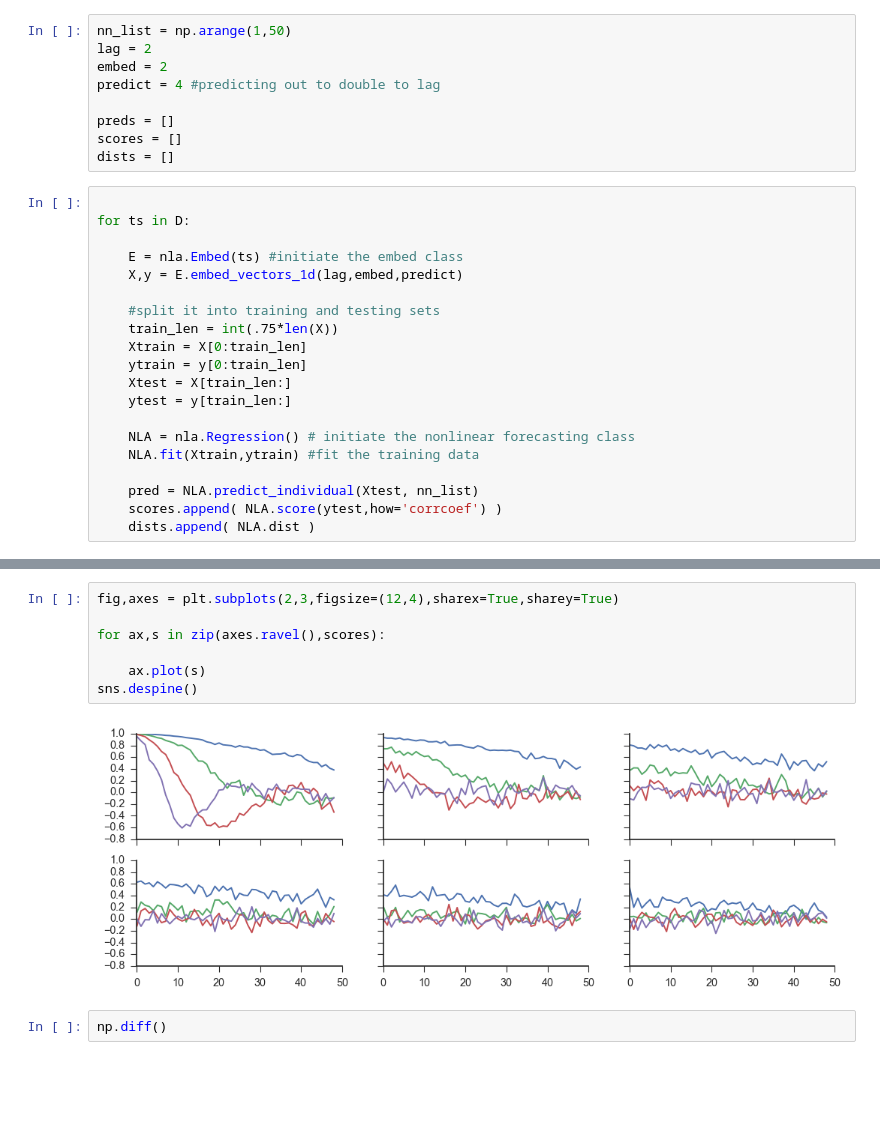
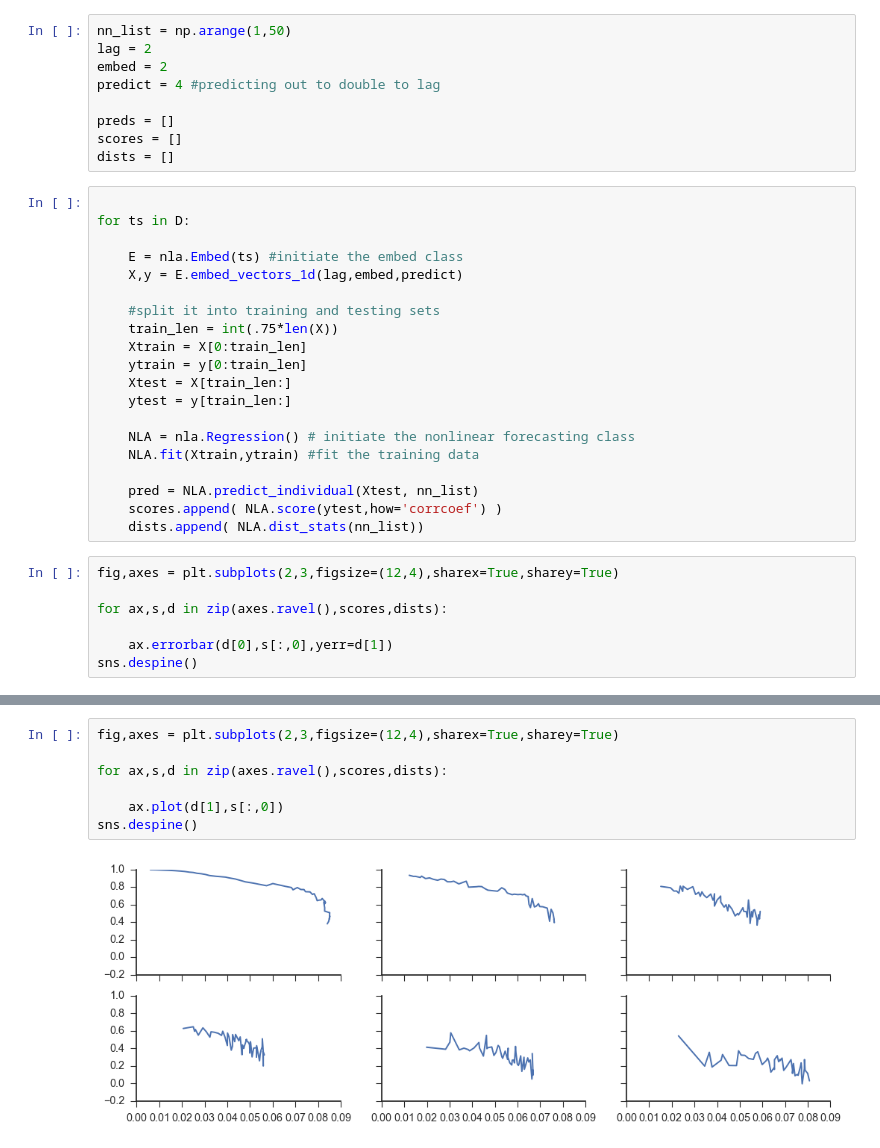
Before and after one commit to nickc1/skedm, a Jupyter notebook: scripts/skNLA_examples.ipynb, the cells around one changed output, grey strips where cells are left out. Cells and saved outputs as stored; diff of their text form; blank space fills up the shorter version.

```diff
--- a/scripts/skNLA_examples.ipynb
+++ b/scripts/skNLA_examples.ipynb
@@ -700,4 +723,11 @@ for ts in D:
 
     pred = NLA.predict_individual(Xtest, nn_list)
     scores.append( NLA.score(ytest,how='corrcoef') )
-    dists.append( NLA.dist )
+    dists.append( NLA.dist_stats(nn_list))
+# %%
+fig,axes = plt.subplots(2,3,figsize=(12,4),sharex=True,sharey=True)
+
+for ax,s,d in zip(axes.ravel(),scores,dists):
+
+    ax.errorbar(d[0],s[:,0],yerr=d[1])
+sns.despine()
@@ -704,11 +736,9 @@ for ts in D:
 # %%
 fig,axes = plt.subplots(2,3,figsize=(12,4),sharex=True,sharey=True)
 
-for ax,s in zip(axes.ravel(),scores):
+for ax,s,d in zip(axes.ravel(),scores,dists):
 
-    ax.plot(s)
+    ax.plot(d[1],s[:,0])
 sns.despine()
 # %% [output]
-[figure, old version]
+[figure, new version]
-# %%
-np.diff()
```
Also changed, not shown: parts of 30 cells of this notebook, 1 other file.
